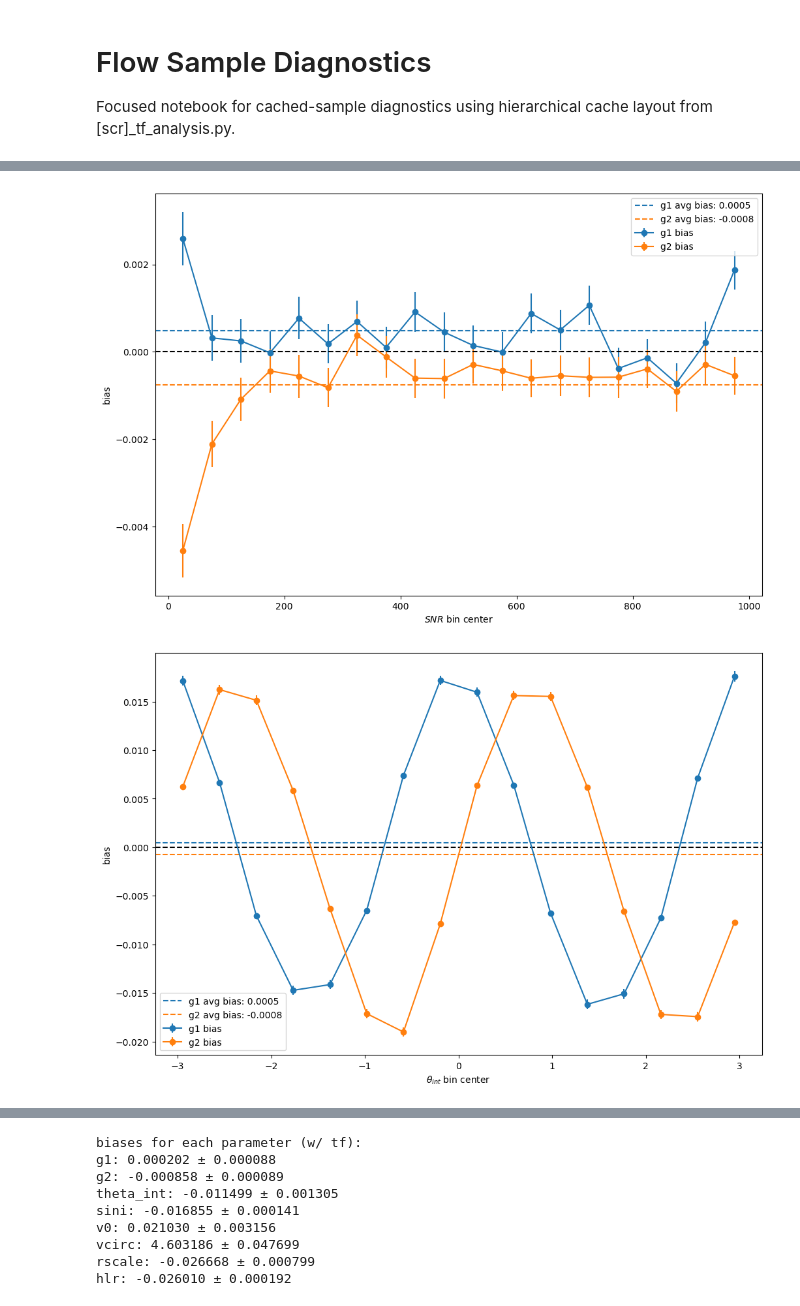
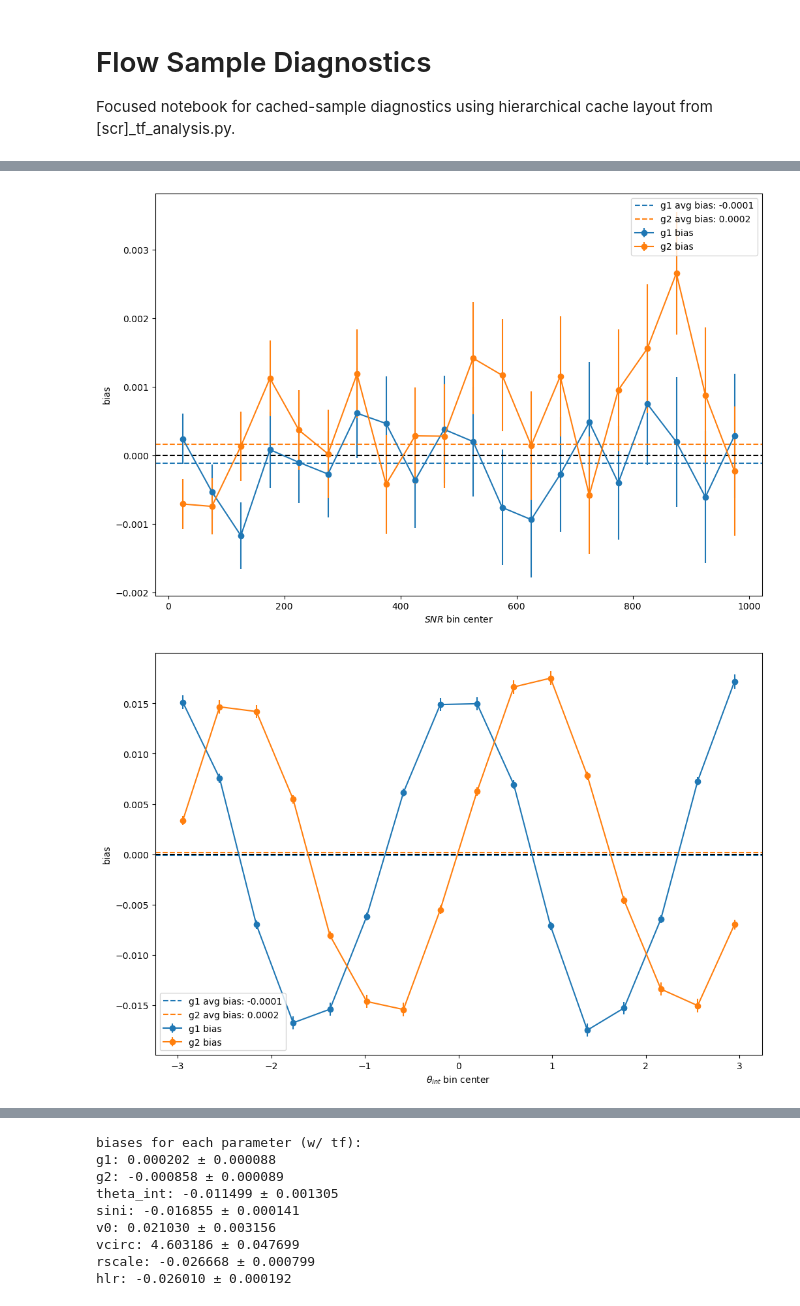
Before and after one commit to KinematicLensing/kl-nn, a Jupyter notebook: arch/diagnostics/sample_diagnostics.ipynb, the cells around one changed output, grey strips where cells are left out. Drawn from its saved outputs; the diff is of its cells as text; code cells hidden in the pictures.

```diff
--- a/arch/diagnostics/sample_diagnostics.ipynb
+++ b/arch/diagnostics/sample_diagnostics.ipynb
@@ -124,33 +140,39 @@ gc_diff = gc_pred - gc_true
+# %%
+snr_mask = (snrs >= 5) & (snrs <= 1000)
+g1_diff_masked = g1_diff[snr_mask]
+g2_diff_masked = g2_diff[snr_mask]
 # %%
 snr_bin_centers = np.arange(0, 1000, 50) + 25
 snr_bin_edges = np.arange(0, 1000 + 25, 50)
-snr_bin_indices = np.digitize(snrs, snr_bin_edges) - 1
+# snr_bin_indices = np.digitize(snrs, snr_bin_edges) - 1
+snr_bin_indices = np.digitize(snrs[snr_mask], snr_bin_edges) - 1
+# snr_bin_indices = np.digitize(snrs[mask_within_tf], snr_bin_edges) - 1
-# %%
-g1_diff_avgs = []
-g2_diff_avgs = []
-g1_diff_errs = []
-g2_diff_errs = []
-for i in range(20):
-    g1_diff_bin = g1_diff[snr_bin_indices == i]
-    g2_diff_bin = g2_diff[snr_bin_indices == i]
-    g1_diff_avgs.append(np.mean(g1_diff_bin))
-    g2_diff_avgs.append(np.mean(g2_diff_bin))
-    g1_diff_errs.append(np.std(g1_diff_bin)/np.sqrt(len(g1_diff_bin)))
-    g2_diff_errs.append(np.std(g2_diff_bin)/np.sqrt(len(g2_diff_bin)))
+# %%
+g1_diff_avgs = []
+g2_diff_avgs = []
+g1_diff_errs = []
+g2_diff_errs = []
+for i in range(20):
+    g1_diff_bin = g1_diff_masked[snr_bin_indices == i]
+    g2_diff_bin = g2_diff_masked[snr_bin_indices == i]
+    g1_diff_avgs.append(np.mean(g1_diff_bin))
+    g2_diff_avgs.append(np.mean(g2_diff_bin))
+    g1_diff_errs.append(np.std(g1_diff_bin)/np.sqrt(len(g1_diff_bin)))
+    g2_diff_errs.append(np.std(g2_diff_bin)/np.sqrt(len(g2_diff_bin)))
 # %%
 plt.figure(figsize=(12, 8))
 plt.errorbar(snr_bin_centers, g1_diff_avgs, yerr=g1_diff_errs, marker='o', label='g1 bias')
-plt.axhline(np.mean(g1_diff), linestyle='--', color='C0', label=f'g1 avg bias: {np.mean(g1_diff):.4f}')
+plt.axhline(np.mean(g1_diff_masked), linestyle='--', color='C0', label=f'g1 avg bias: {np.mean(g1_diff_masked):.4f}')
 plt.errorbar(snr_bin_centers, g2_diff_avgs, yerr=g2_diff_errs, marker='o', label='g2 bias')
-plt.axhline(np.mean(g2_diff), linestyle='--', color='C1', label=f'g2 avg bias: {np.mean(g2_diff):.4f}')
+plt.axhline(np.mean(g2_diff_masked), linestyle='--', color='C1', label=f'g2 avg bias: {np.mean(g2_diff_masked):.4f}')
 plt.axhline(0, linestyle='--', color='black')
 plt.xlabel(r'$SNR$ bin center')
 plt.ylabel('bias')
 plt.legend()
-plt.savefig(join(fig_root, model_name,'g_bias_vs_snr.png'), dpi=300, bbox_inches='tight')
+plt.savefig(join(fig_root, model_name,'g_bias_vs_snr_tf_conformed.png'), dpi=300, bbox_inches='tight')
 plt.show()
 # %% [output]
-[figure, old version]
+[figure, new version]
 # %%
 theta_bin_centers = np.arange(-np.pi, np.pi, np.pi/8)+np.pi/16
 theta_bin_edges = np.arange(-np.pi, np.pi+1e-6, np.pi/8)
@@ -170,17 +192,17 @@ for i in range(16):
 # %%
 plt.figure(figsize=(12, 8))
 plt.errorbar(theta_bin_centers, g1_diff_avgs, yerr=g1_diff_errs, marker='o', label='g1 bias')
-plt.axhline(np.mean(g1_diff), linestyle='--', color='C0', label=f'g1 avg bias: {np.mean(g1_diff):.4f}')
+plt.axhline(np.mean(g1_diff_masked), linestyle='--', color='C0', label=f'g1 avg bias: {np.mean(g1_diff_masked):.4f}')
 plt.errorbar(theta_bin_centers, g2_diff_avgs, yerr=g2_diff_errs, marker='o', label='g2 bias')
-plt.axhline(np.mean(g2_diff), linestyle='--', color='C1', label=f'g2 avg bias: {np.mean(g2_diff):.4f}')
+plt.axhline(np.mean(g2_diff_masked), linestyle='--', color='C1', label=f'g2 avg bias: {np.mean(g2_diff_masked):.4f}')
 plt.axhline(0, linestyle='--', color='black')
 plt.xlabel(r'$\theta_{int}$ bin center')
 plt.ylabel('bias')
 plt.legend()
-plt.savefig(join(fig_root, model_name,'g_bias_vs_theta.png'), dpi=300, bbox_inches='tight')
+plt.savefig(join(fig_root, model_name,'g_bias_vs_theta_tf_conformed.png'), dpi=300, bbox_inches='tight')
 plt.show()
 # %% [output]
-[figure, old version]
+[figure, new version]
 # %%
 sini_bin_centers = np.arange(0, 1, 0.1)+0.05
 sini_bin_edges = np.arange(0, 1.01, 0.1)
```
Also changed, not shown: parts of 19 cells of this notebook, 10 other files.
